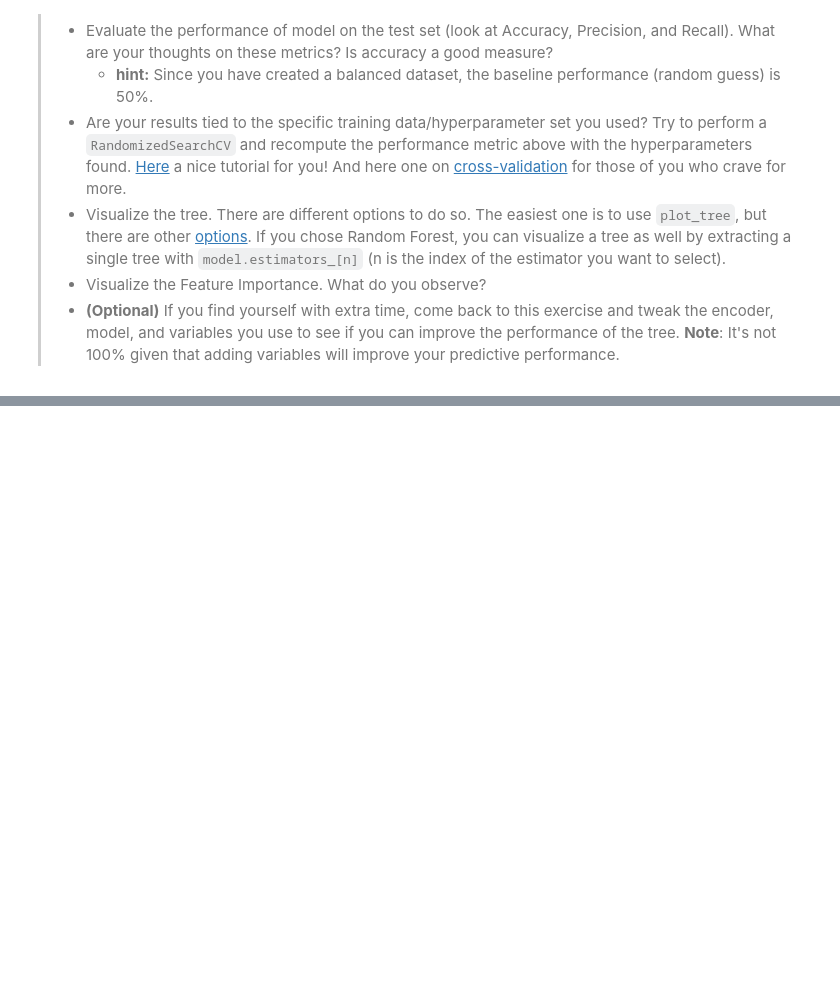
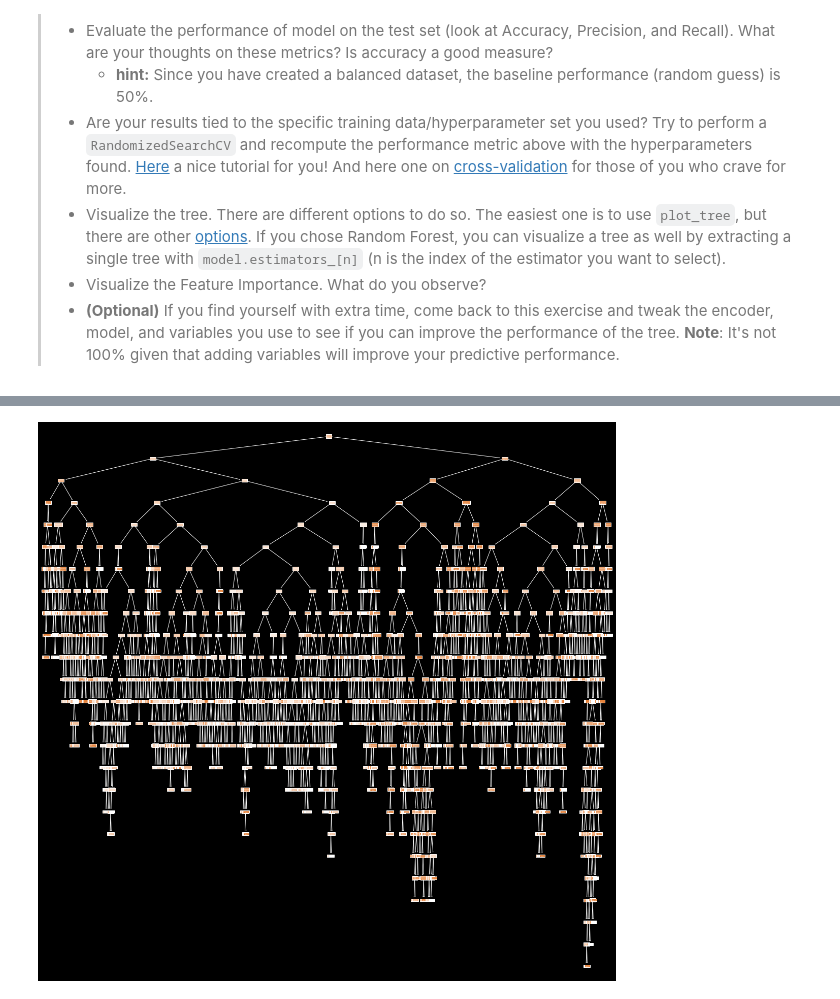
Before and after one commit to player1s/SocialDataWithTheBESTGroupEver, a Jupyter notebook: lectures/Week6.ipynb, the cells around one changed output, grey strips where cells are left out. Drawn from its saved outputs; the diff is of its cells as text; code cells hidden in the pictures; blank space fills up the shorter version.

```diff
--- a/lectures/Week6.ipynb
+++ b/lectures/Week6.ipynb
@@ -355,0 +478,30 @@ Before you go, please, have a look at the following two activities:
+# %%
+# continuation of 3.2.3
+
+# based on rf_random.best_params_
+
+from sklearn.model_selection import GridSearchCV
+# Create the parameter grid based on the results of random search
+param_grid = {
+    'bootstrap': [True],
+    'max_depth': [10],
+    'max_features': ['sqrt'],
+    'min_samples_leaf': [1],
+    'min_samples_split': [10],
+    'n_estimators': [162]
+}
+# Create a based model
+rf_grid = RandomForestRegressor()
+# Instantiate the grid search model
+grid_search = GridSearchCV(estimator = rf_grid, param_grid = param_grid,
+                          cv = 3, n_jobs = -1, verbose = 2)
+
+# Fit the grid search to the data
+grid_search.fit(X_train, y_train)
+
+print(grid_search.best_params_)
+
+best_grid = grid_search.best_estimator_
+grid_accuracy = evaluate(best_grid, X_test, y_test)
+
+print('Improvement of {:0.2f}%.'.format( 100 * (grid_accuracy - base_accuracy) / base_accuracy))
@@ -355,0 +515,13 @@ Before you go, please, have a look at the following two activities:
+# %%
+# 3.2.4 Visualize the tree
+
+# use model.estimators_[n] as I used the random forest estimator
+
+from sklearn import tree
+
+rf.fit(X_train, y_train)
+
+plt.figure(figsize=(20,20))
+_ = tree.plot_tree(rf.estimators_[0], feature_names=X.columns, filled=True)
+# %% [output]
+[figure, added]
```
Also changed, not shown: parts of 8 cells of this notebook.
